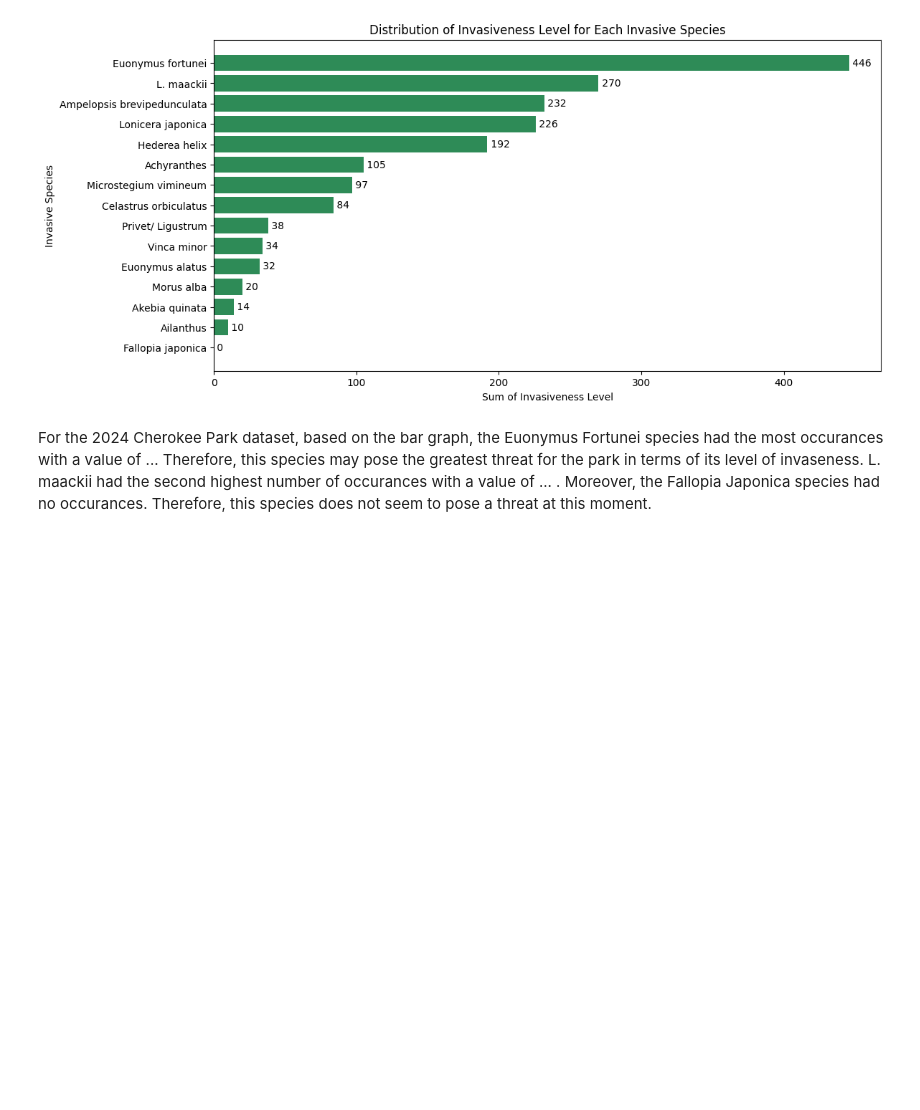
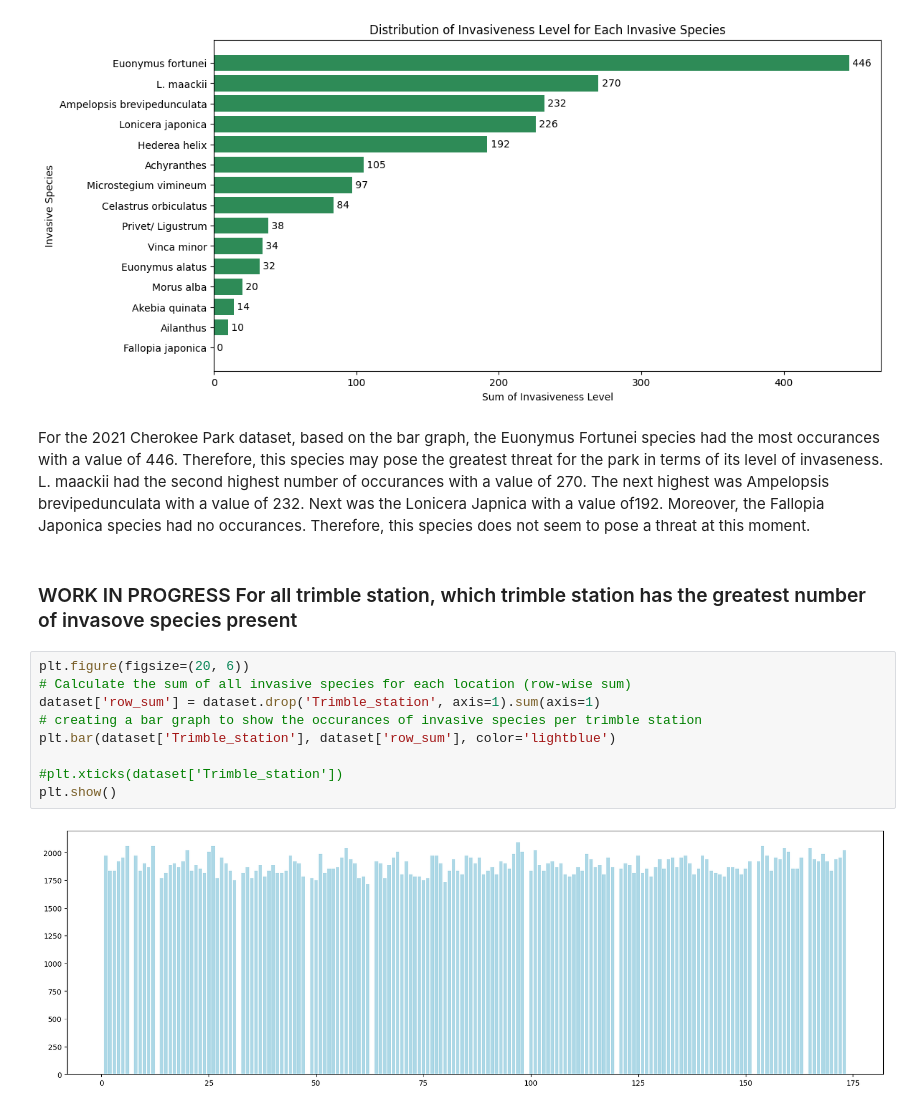
Before and after one commit to Graviton12/CS-430-Group-Project, a Jupyter notebook: 2021_Cherokee_Invasive_Survey_EDA_samia.ipynb, the cells around one changed output. Drawn from its saved outputs; the diff is of its cells as text; blank space fills up the shorter version.

```diff
--- a/2021_Cherokee_Invasive_Survey_EDA_samia.ipynb
+++ b/2021_Cherokee_Invasive_Survey_EDA_samia.ipynb
@@ -204,4 +200,17 @@ plt.show()
 # %% [output]
 [figure]
 # %% [markdown]
-For the 2024 Cherokee Park dataset, based on the bar graph, the Euonymus Fortunei species had the most occurances with a value of ... Therefore, this species may pose the greatest threat for the park in terms of its level of invaseness. L. maackii had the second highest number of occurances with a value of ... . Moreover, the Fallopia Japonica species had no occurances. Therefore, this species does not seem to pose a threat at this moment.
+For the 2021 Cherokee Park dataset, based on the bar graph, the Euonymus Fortunei species had the most occurances with a value of 446. Therefore, this species may pose the greatest threat for the park in terms of its level of invaseness. L. maackii had the second highest number of occurances with a value of 270. The next highest was Ampelopsis brevipedunculata with a value of 232. Next was the Lonicera Japnica with a value of192. Moreover, the Fallopia Japonica species had no occurances. Therefore, this species does not seem to pose a threat at this moment.
+# %% [markdown]
+### WORK IN PROGRESS For all trimble station, which trimble station has the greatest number of invasove species present
+# %%
+plt.figure(figsize=(20, 6))
+# Calculate the sum of all invasive species for each location (row-wise sum)
+dataset['row_sum'] = dataset.drop('Trimble_station', axis=1).sum(axis=1)
+# creating a bar graph to show the occurances of invasive species per trimble station
+plt.bar(dataset['Trimble_station'], dataset['row_sum'], color='lightblue')
+
+#plt.xticks(dataset['Trimble_station'])
+plt.show()
+# %% [output]
+[figure, added]
```
Also changed, not shown: parts of 9 cells of this notebook.
